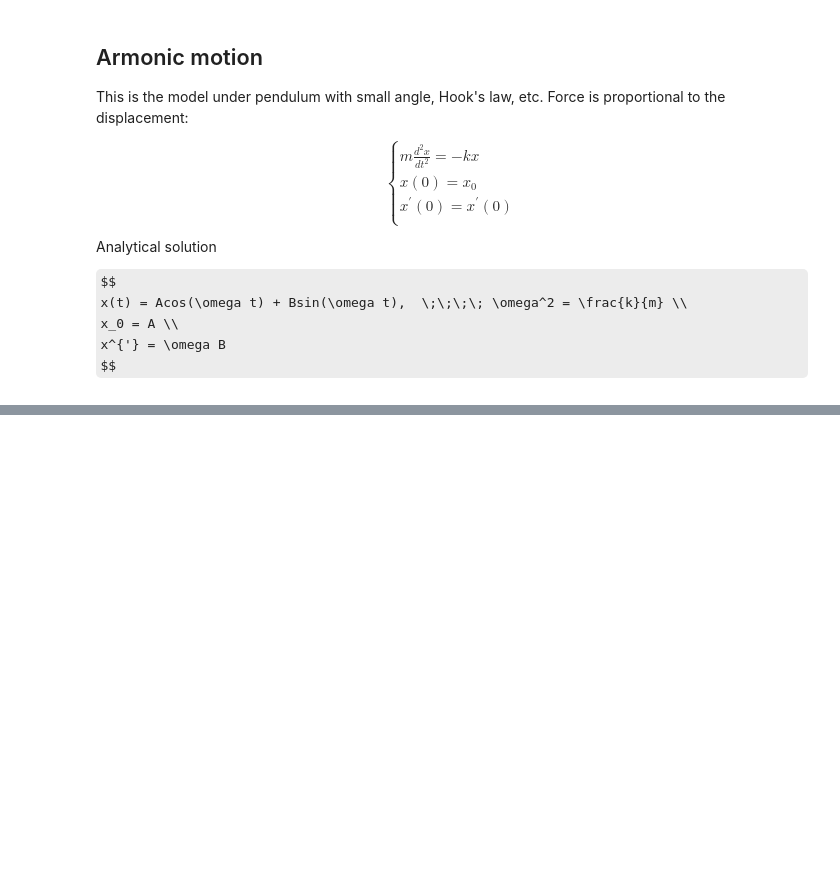
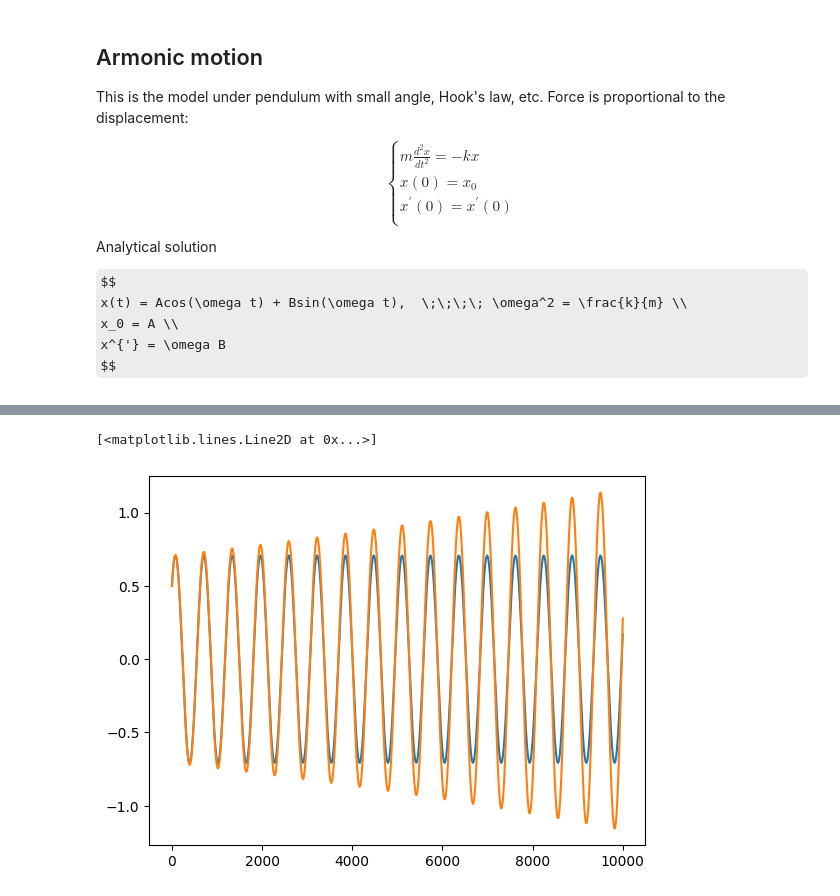
Before and after one commit to GabeXxX/NAPDE-Coursework, a Jupyter notebook: Ode discretization method.ipynb, the cells around one changed output, grey strips where cells are left out. Drawn from its saved outputs; the diff is of its cells as text; code cells hidden in the pictures; some formulas as TeX source; blank space fills up the shorter version.

Commit message:
added code for euler method

```diff
--- a/Ode discretization method.ipynb
+++ b/Ode discretization method.ipynb
@@ -163,0 +183,24 @@ plt.plot(t, u(t))
+# %%
+def euler_integrator(T, h):
+
+    x = np.zeros(T)
+    v = np.zeros(T)
+
+    x[0] = A
+    v[0] = omega*B
+
+    for t in np.arange(T-1):
+        x[t+1] = x[t] + v[t]*h
+        v[t+1] = v[t] - k/m*x[t]*h
+
+    return x
+# %%
+T = 10000
+h = 0.01
+x = euler_integrator(T, h)
+
+plt.plot(np.arange(T), u(np.arange(0, (T) * h, h)))
+plt.plot(np.arange(T), x)
+# %% [output]
+[<matplotlib.lines.Line2D at 0x...>]
+[figure, added]
```
Also changed, not shown: parts of 4 cells of this notebook.
